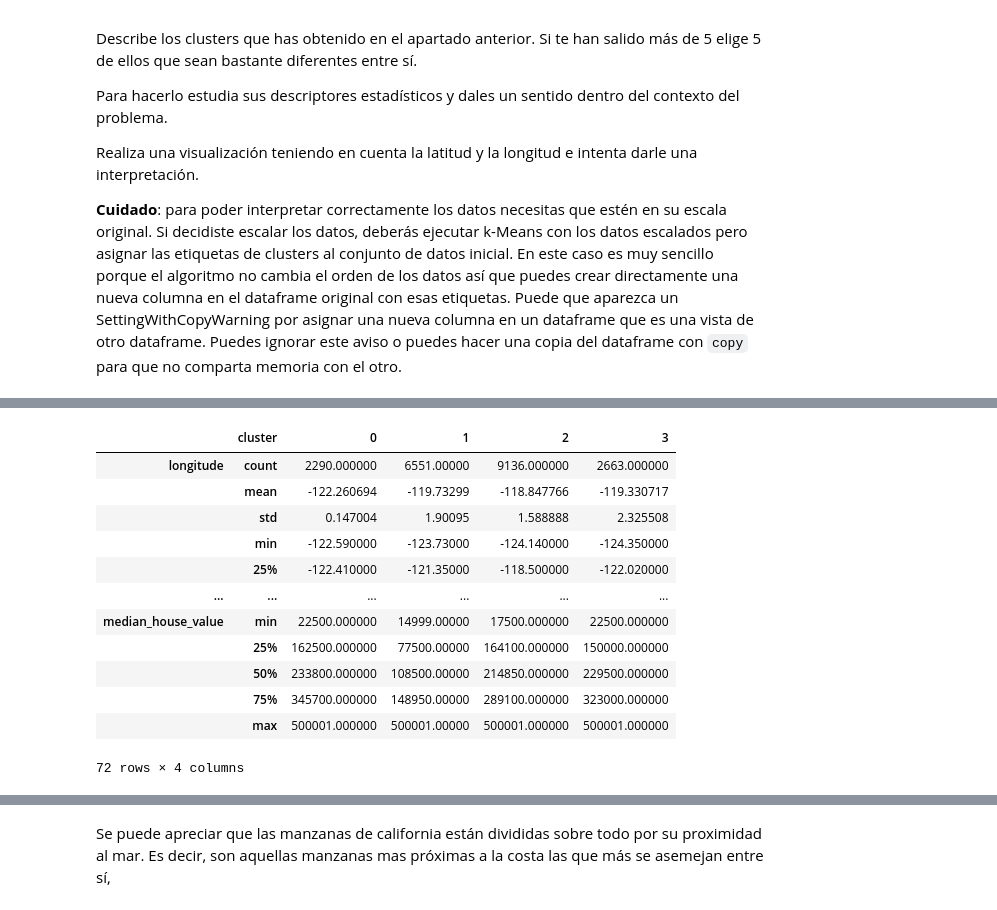
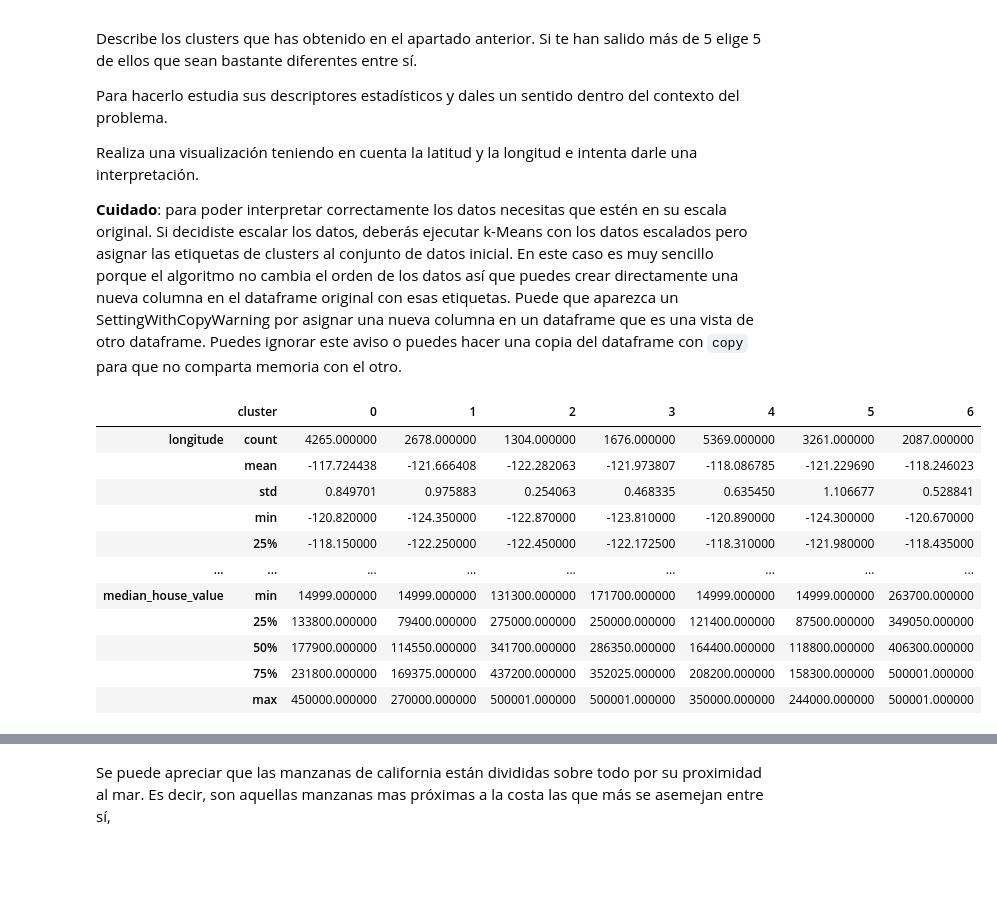
Before and after one commit to MarioCalvarro/practicasIA, a Jupyter notebook: P2_clustering_enunciado_2324.ipynb, the cells around one changed output, grey strips where cells are left out. Cells and saved outputs as stored; diff of their text form; code cells hidden in the pictures; blank space fills up the shorter version.

```diff
--- a/P2_clustering_enunciado_2324.ipynb
+++ b/P2_clustering_enunciado_2324.ipynb
@@ -305,8 +301,20 @@ Realiza una visualización teniendo en cuenta la latitud y la longitud e intenta
 
 __Cuidado__: para poder interpretar correctamente los datos necesitas que estén en su escala original. Si decidiste escalar los datos, deberás ejecutar k-Means con los datos escalados pero asignar las etiquetas de clusters al conjunto de datos inicial. En este caso es muy sencillo porque el algoritmo no cambia el orden de los datos así que puedes crear directamente una nueva columna en el dataframe original con esas etiquetas. Puede que aparezca un SettingWithCopyWarning por asignar una nueva columna en un dataframe que es una vista de otro dataframe. Puedes ignorar este aviso o puedes hacer una copia del dataframe con `copy` para que no comparta memoria con el otro.
 # %%
-km1 = KMeans(init='random', n_clusters=4, random_state=333)
+km1 = KMeans(init='random', n_clusters=opt_num_clusters, random_state=333)
 km1.fit(df2_scaled)
 df1 = df.assign(cluster=pd.Series(data=km1.labels_))
 df1.groupby(["cluster"]).describe().transpose()
 # %% [output]
+|  | cluster | 0 | 1 | 2 | 3 | 4 | 5 | 6 |
+| longitude | count | 4265.000000 | 2678.000000 | 1304.000000 | 1676.000000 | 5369.000000 | 3261.000000 | 2087.000000 |
+|  | mean | -117.724438 | -121.666408 | -122.282063 | -121.973807 | -118.086785 | -121.229690 | -118.246023 |
+|  | std | 0.849701 | 0.975883 | 0.254063 | 0.468335 | 0.635450 | 1.106677 | 0.528841 |
+|  | min | -120.820000 | -124.350000 | -122.870000 | -123.810000 | -120.890000 | -124.300000 | -120.670000 |
+|  | 25% | -118.150000 | -122.250000 | -122.450000 | -122.172500 | -118.310000 | -121.980000 | -118.435000 |
+| ... | ... | ... | ... | ... | ... | ... | ... | ... |
+| median_house_value | min | 14999.000000 | 14999.000000 | 131300.000000 | 171700.000000 | 14999.000000 | 14999.000000 | 263700.000000 |
+|  | 25% | 133800.000000 | 79400.000000 | 275000.000000 | 250000.000000 | 121400.000000 | 87500.000000 | 349050.000000 |
+|  | 50% | 177900.000000 | 114550.000000 | 341700.000000 | 286350.000000 | 164400.000000 | 118800.000000 | 406300.000000 |
+|  | 75% | 231800.000000 | 169375.000000 | 437200.000000 | 352025.000000 | 208200.000000 | 158300.000000 | 500001.000000 |
+|  | max | 450000.000000 | 270000.000000 | 500001.000000 | 500001.000000 | 350000.000000 | 244000.000000 | 500001.000000 |
@@ -314,16 +322,3 @@ The default value of `n_init` will change from 10 to 'auto' in 1.4. Set the valu
-|  | cluster | 0 | 1 | 2 | 3 |
-| longitude | count | 2290.000000 | 6551.00000 | 9136.000000 | 2663.000000 |
-|  | mean | -122.260694 | -119.73299 | -118.847766 | -119.330717 |
-|  | std | 0.147004 | 1.90095 | 1.588888 | 2.325508 |
-|  | min | -122.590000 | -123.73000 | -124.140000 | -124.350000 |
-|  | 25% | -122.410000 | -121.35000 | -118.500000 | -122.020000 |
-| ... | ... | ... | ... | ... | ... |
-| median_house_value | min | 22500.000000 | 14999.00000 | 17500.000000 | 22500.000000 |
-|  | 25% | 162500.000000 | 77500.00000 | 164100.000000 | 150000.000000 |
-|  | 50% | 233800.000000 | 108500.00000 | 214850.000000 | 229500.000000 |
-|  | 75% | 345700.000000 | 148950.00000 | 289100.000000 | 323000.000000 |
-|  | max | 500001.000000 | 500001.00000 | 500001.000000 | 500001.000000 |
-72 rows × 4 columns
 # %%
 plt.figure(figsize=(10, 6))
 for cluster_label in  df1['cluster'].unique()  :
```
Also changed, not shown: parts of 10 cells of this notebook.
